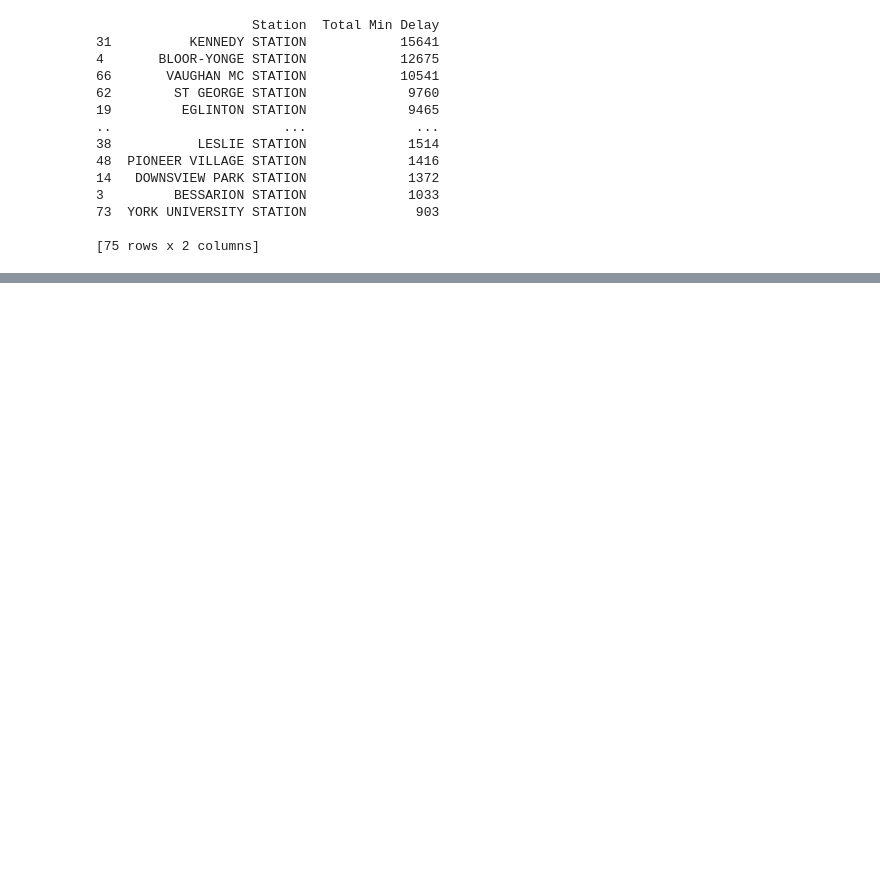
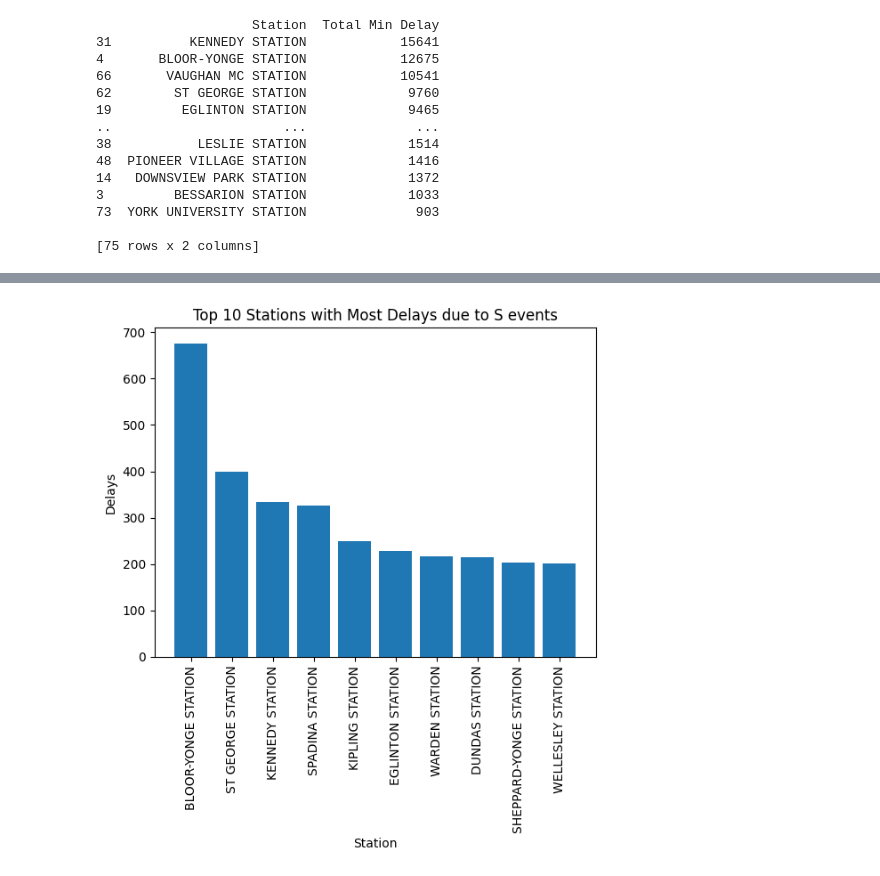
Before and after one commit to euan-nr/TTC-Incident-Reporting, a Jupyter notebook: TTC_Delays.ipynb, the cells around one changed output, grey strips where cells are left out. Cells and saved outputs as stored; diff of their text form; code cells hidden in the pictures; blank space fills up the shorter version.

```diff
--- a/TTC_Delays.ipynb
+++ b/TTC_Delays.ipynb
@@ -209,0 +358,4 @@ print(station_delay_sum)
+# %%
+stationdelays(df_sus,'Top 10 Stations with Most Delays due to S events')
+# %% [output]
+[figure, added]
```
Also changed, not shown: parts of 17 cells of this notebook.
